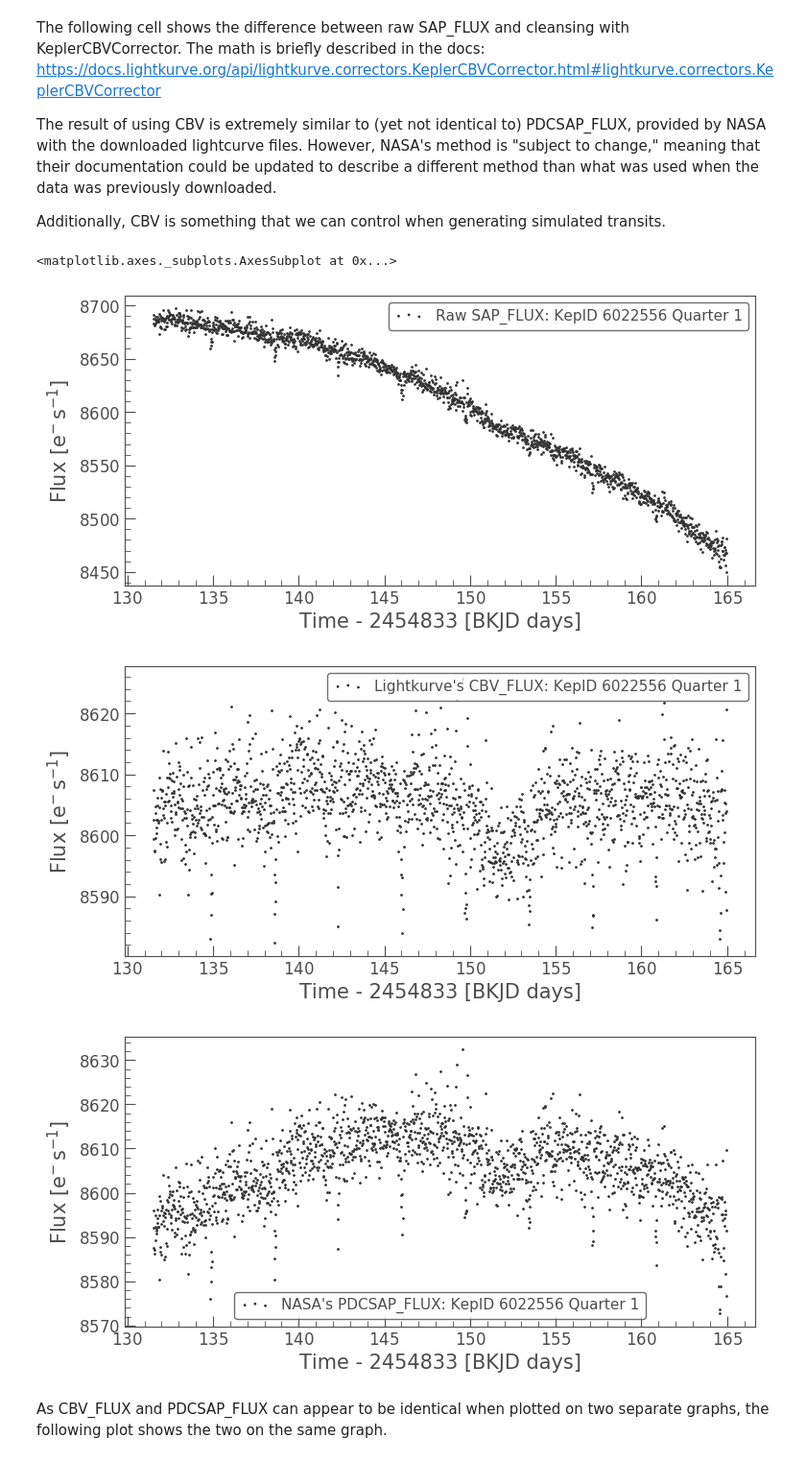
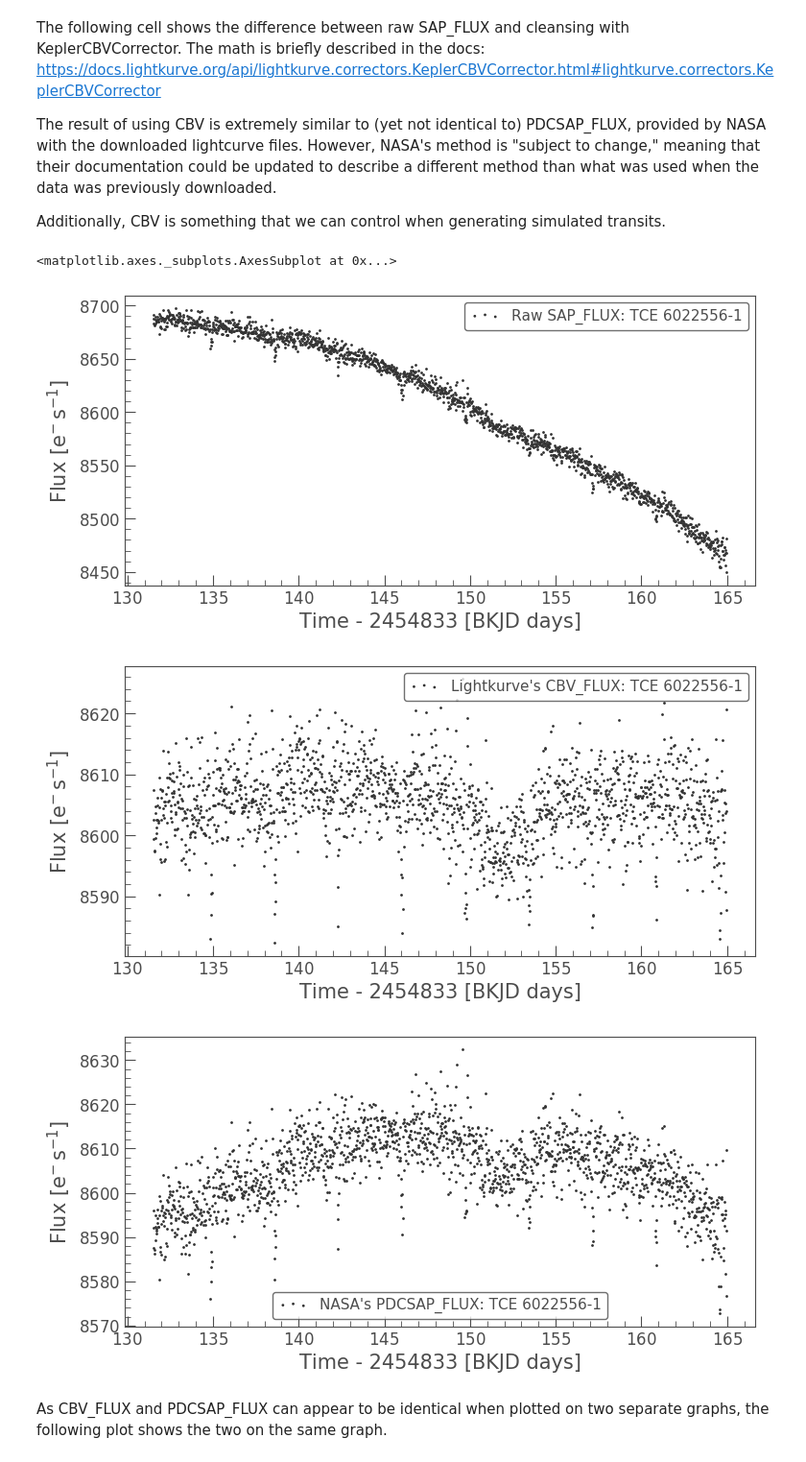
Before and after one commit to ianfowler/PlanetHuntersRepo, a Jupyter notebook: dataCleansing.ipynb, the cells around one changed output. Shown at 96% size. Drawn from its saved outputs; the diff is of its cells as text; code cells hidden in the pictures.

```diff
--- a/dataCleansing.ipynb
+++ b/dataCleansing.ipynb
@@ -106,14 +106,14 @@ The result of using CBV is extremely similar to (yet not identical to) PDCSAP_FL
 Additionally, CBV is something that we can control when generating simulated transits.
 # %%
 cbv_lc = KeplerCBVCorrector(sap_lc).correct()
-sap_lc.scatter(label="Raw SAP_FLUX: KepID {} Quarter {}".format(sap_lc.targetid, sap_lc.quarter))
-cbv_lc.scatter(label="Lightkurve's CBV_FLUX: KepID {} Quarter {}".format(cbv_lc.targetid, cbv_lc.quarter))
-pdcsap_lc.scatter(label="NASA's PDCSAP_FLUX: KepID {} Quarter {}".format(pdcsap_lc.targetid, pdcsap_lc.quarter))
+sap_lc.scatter(label="Raw SAP_FLUX: TCE {}-{}".format(sap_lc.targetid, sap_lc.quarter))
+cbv_lc.scatter(label="Lightkurve's CBV_FLUX: TCE {}-{}".format(cbv_lc.targetid, cbv_lc.quarter))
+pdcsap_lc.scatter(label="NASA's PDCSAP_FLUX: TCE {}-{}".format(pdcsap_lc.targetid, pdcsap_lc.quarter))
 # %% [output]
 <matplotlib.axes._subplots.AxesSubplot at 0x...>
-[figure, old version]
+[figure, new version]
-[figure, old version]
+[figure, new version]
-[figure, old version]
+[figure, new version]
 # %% [markdown]
 As CBV_FLUX and PDCSAP_FLUX can appear to be identical when plotted on two separate graphs, the following plot shows the two on the same graph.
 # %%
```
Also changed, not shown: parts of 10 cells of this notebook.
